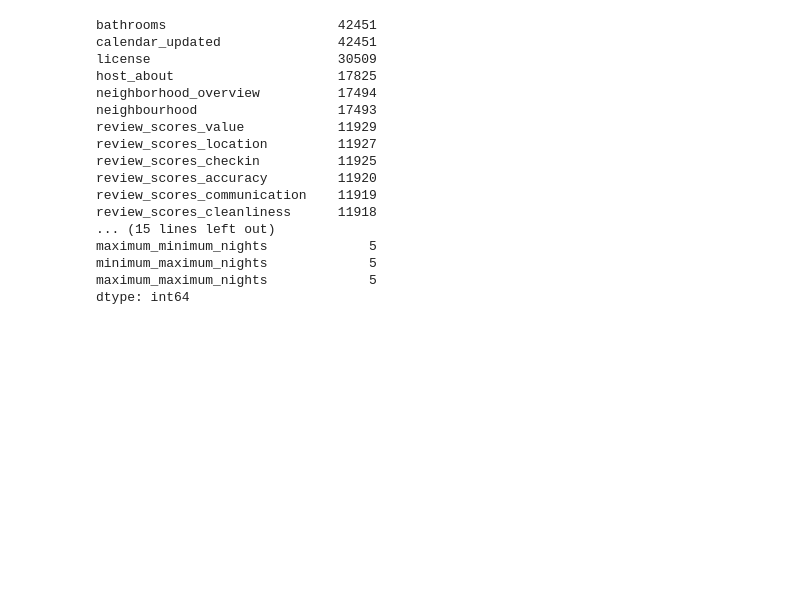
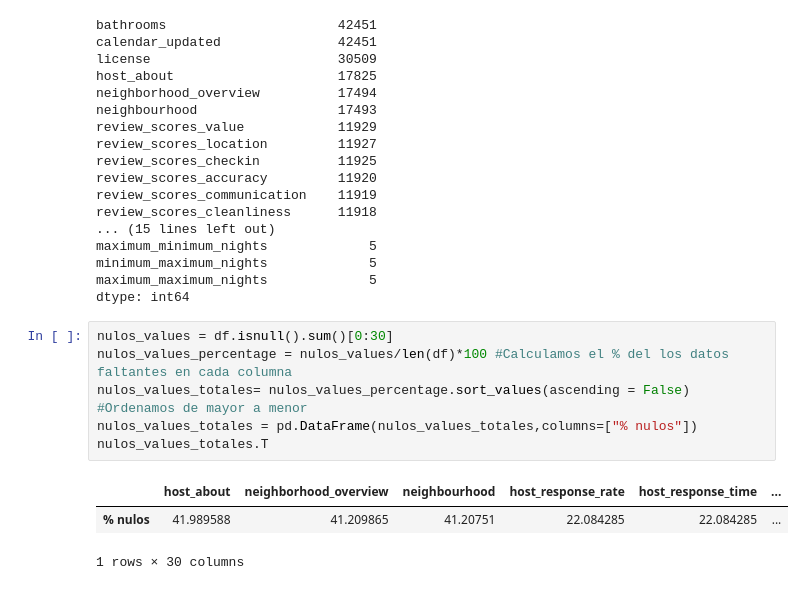
Before and after one commit to bravovielisa/LosAngeles_airbnb, a Jupyter notebook: Los_Angeles_airbnb.ipynb, the cells around one changed output. Drawn from its saved outputs; the diff is of its cells as text; blank space fills up the shorter version.

```diff
--- a/Los_Angeles_airbnb.ipynb
+++ b/Los_Angeles_airbnb.ipynb
@@ -197,3 +217,13 @@ maximum_minimum_nights             5
 minimum_maximum_nights             5
 maximum_maximum_nights             5
 dtype: int64
+# %%
+nulos_values = df.isnull().sum()[0:30]
+nulos_values_percentage = nulos_values/len(df)*100 #Calculamos el % del los datos faltantes en cada columna
+nulos_values_totales= nulos_values_percentage.sort_values(ascending = False) #Ordenamos de mayor a menor
+nulos_values_totales = pd.DataFrame(nulos_values_totales,columns=["% nulos"])
+nulos_values_totales.T
+# %% [output]
+|  | host_about | neighborhood_overview | neighbourhood | host_response_rate | host_response_time | ... |
+| % nulos | 41.989588 | 41.209865 | 41.20751 | 22.084285 | 22.084285 | ... |
+1 rows × 30 columns
```
Also changed, not shown: parts of 1 cell of this notebook.
